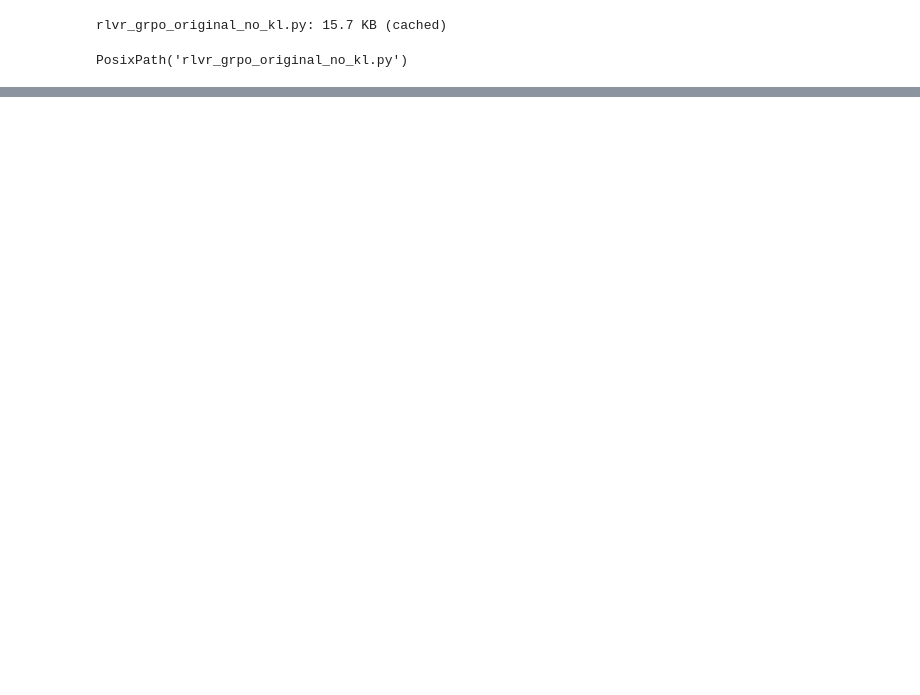
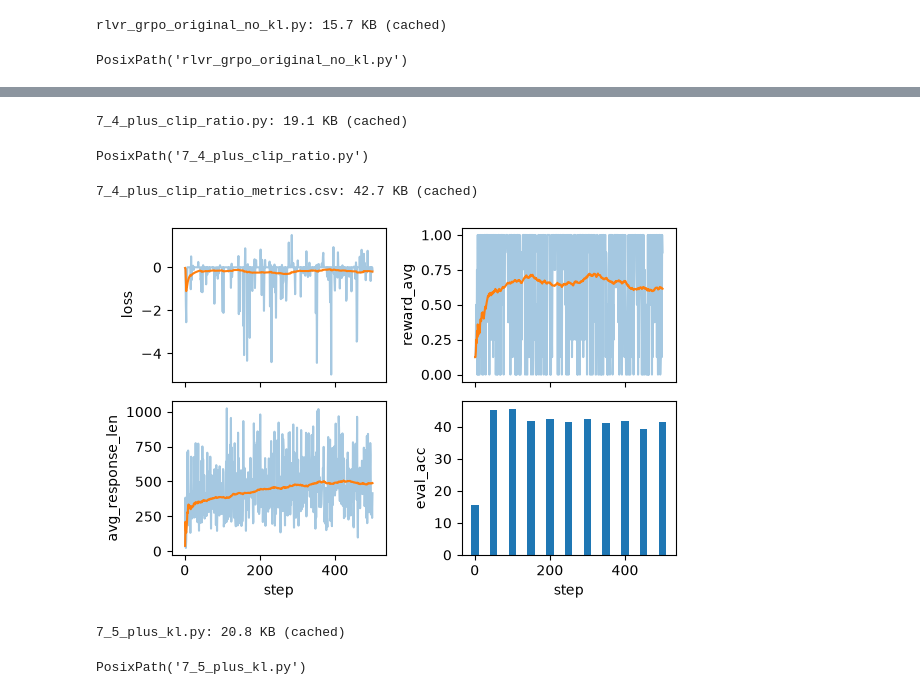
Before and after one commit to nuss171201/reasoning-model-, a Jupyter notebook: 06_Improving_GRPO_for_RL.ipynb, the cells around one changed output, grey strips where cells are left out. Saved outputs shown, nothing was run; the diff lists cells and outputs as text; code cells hidden in the pictures; blank space fills up the shorter version.

```diff
--- a/06_Improving_GRPO_for_RL.ipynb
+++ b/06_Improving_GRPO_for_RL.ipynb
@@ -46,0 +293,7 @@ ch06_rlvr_grpo_original_no_kl_metrics.csv: 25.1 KB
+# %%
+download_from_github(
+    'ch07/03_rlvr_grpo_scripts_advanced/7_4_plus_clip_ratio.py'
+)
+# %% [output]
+7_4_plus_clip_ratio.py: 19.1 KB (cached)
+PosixPath('7_4_plus_clip_ratio.py')
@@ -46,0 +305,11 @@ ch06_rlvr_grpo_original_no_kl_metrics.csv: 25.1 KB
+# %%
+download_from_github(
+"ch07/02_logs/7_4_plus_clip_ratio_metrics.csv"
+)
+plot_grpo_metrics(
+"7_4_plus_clip_ratio_metrics.csv",
+columns=["loss", "reward_avg", "avg_response_len", "eval_acc"]
+)
+# %% [output]
+7_4_plus_clip_ratio_metrics.csv: 42.7 KB (cached)
+[figure, added]
@@ -46,0 +404,7 @@ ch06_rlvr_grpo_original_no_kl_metrics.csv: 25.1 KB
+# %%
+download_from_github(
+"ch07/03_rlvr_grpo_scripts_advanced/7_5_plus_kl.py"
+)
+# %% [output]
+7_5_plus_kl.py: 20.8 KB (cached)
+PosixPath('7_5_plus_kl.py')
```
Also changed, not shown: parts of 36 cells of this notebook, 5 other files.
